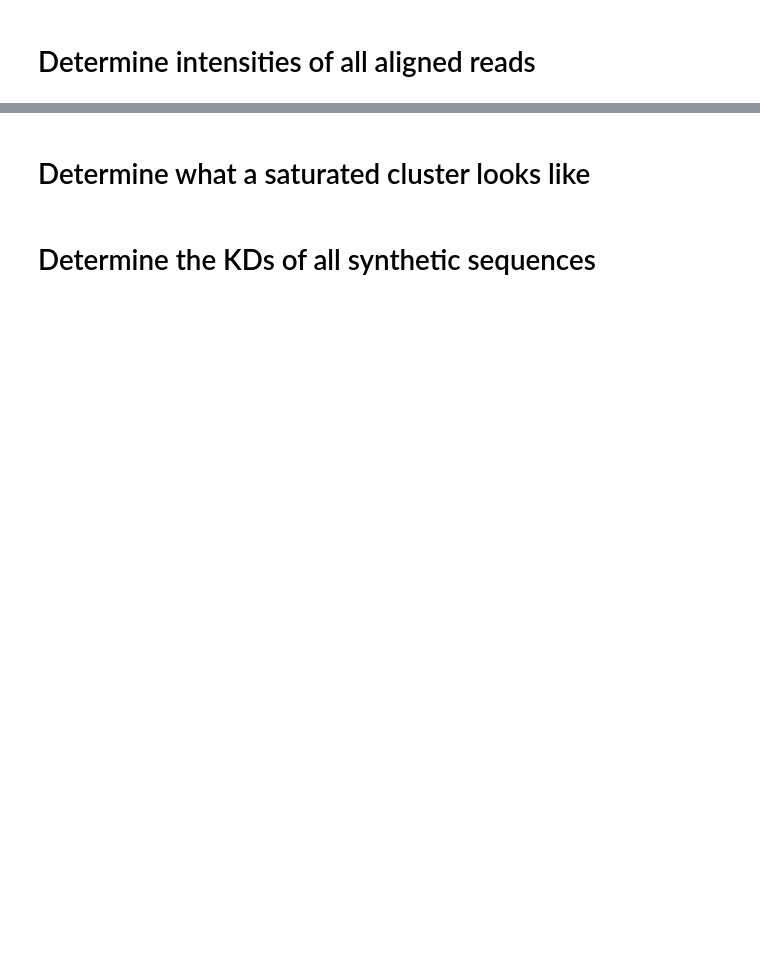
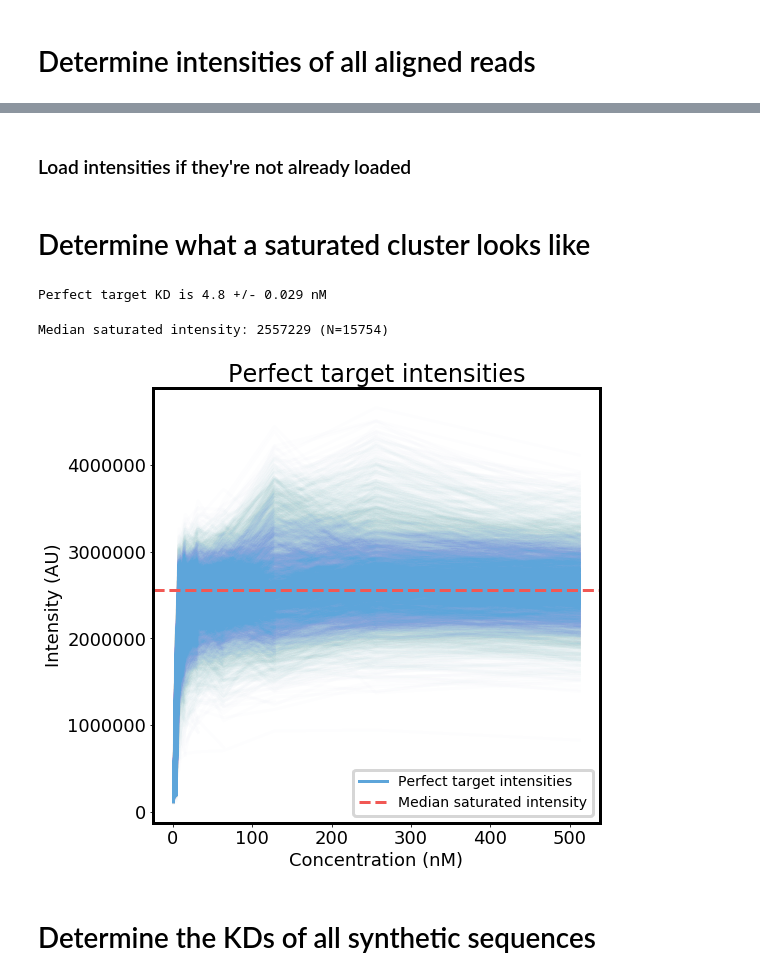
Before and after one commit to hawkjo/champ, a Jupyter notebook: notebooks/intensity-and-kd-fitting.ipynb, the cells around one changed output, grey strips where cells are left out. Saved outputs shown, nothing was run; the diff lists cells and outputs as text; code cells hidden in the pictures; blank space fills up the shorter version.

```diff
--- a/notebooks/intensity-and-kd-fitting.ipynb
+++ b/notebooks/intensity-and-kd-fitting.ipynb
@@ -62,6 +67,7 @@ with open(target_sequence_file) as f:
 
 target = targets[target_name]
 neg_control_target = targets[neg_control_target_name]
+commit = misc.load_commit()
 
 print('Flow Cell ID: {}'.format(flow_cell_id))
 print('Target {}: {}'.format(target_name, target))
@@ -222,0 +338,2 @@ with h5py.File(read_name_kd_filename, 'a') as h5:
+# %% [markdown]
+### Load intensities if they're not already loaded
@@ -223,20 +351,21 @@ with h5py.File(read_name_kd_filename, 'a') as h5:
 # %% [markdown]
 # Determine what a saturated cluster looks like
+# %%
+# Find the KD of the perfect target so we can determine at what concentrations the clusters
+# should be saturated
+sequence_read_name_intensities = defaultdict(list)
+for sequence, read_names in interesting_read_names.items():
+    for read_name in read_names:
+        if read_name not in read_name_intensities:
+            continue
+        sequence_read_name_intensities[sequence].append(read_name_intensities[read_name])
+
+all_concentrations = [misc.parse_concentration(h5_fpath) for h5_fpath in h5_fpaths]
+kd, kd_uncertainty, yint, perfect_delta_y, counts = fit_one_group_kd(sequence_read_name_intensities[target], all_concentrations, delta_y=None)
+print("Perfect target KD is %.1f +/- %.3f nM" % (kd, kd_uncertainty))
+# %% [output]
+Perfect target KD is 4.8 +/- 0.029 nM
 # %%
-# Find the KD of the perfect target so we can determine at what concentrations the clusters
-# should be saturated
-sequence_read_name_intensities = defaultdict(list)
-for sequence, read_names in interesting_read_names.items():
-    for read_name in aligned_read_names:
-        if read_name not in read_name_intensities:
-            continue
-        sequence_read_name_intensities[sequence].append(read_name_intensities[read_name])
-
-all_concentrations = [misc.parse_concentration(h5_fpath) for h5_fpath in h5_fpaths]
-sequence, kd, kd_uncertainty, yint, perfect_delta_y, counts = list(fit_all_kds({target: sequence_read_name_intensities[target]}, all_concentrations, process_count=1))[0]
-print("Perfect target KD is %.1f +/- %.3f nM" % (kd, kd_uncertainty))
-
-
 # Determine the median intensity of a saturated cluster
 saturated = saturated_at_concentration(kd)
 saturated_indexes = [index for index, concentration in enumerate(all_concentrations) if concentration > saturated]
@@ -256,6 +385,22 @@ for intensity_gradient in sequence_read_name_intensities[target]:
             continue
 median_saturated_intensity = np.median(saturated_intensities)
 print("Median saturated intensity: %d (N=%d)" % (median_saturated_intensity, len(saturated_intensities)))
+# %% [output]
+Median saturated intensity: 2557229 (N=15754)
+# %%
+fig, ax = plt.subplots(figsize=(8,8))
+ax.plot(all_concentrations, sequence_read_name_intensities[target][0], color=flabpal.blue, alpha=0.01, label='Perfect target intensities')
+for intensity_gradient in sequence_read_name_intensities[target][1:]:
+    ax.plot(all_concentrations, intensity_gradient, color=flabpal.blue, alpha=0.005)
+ax.axhline(median_saturated_intensity, linestyle='--', color=flabpal.red, label='Median saturated intensity');
+ax.set_title("Perfect target intensities")
+ax.set_ylabel("Intensity (AU)")
+ax.set_xlabel("Concentration (nM)")
+legend = ax.legend()
+for handle in legend.legendHandles:
+    handle.set_alpha(1.0)
+# %% [output]
+[figure, added]
 # %% [markdown]
 # Determine the KDs of all synthetic sequences
 # %%
```
Also changed, not shown: parts of 24 cells of this notebook, 1 other file.
